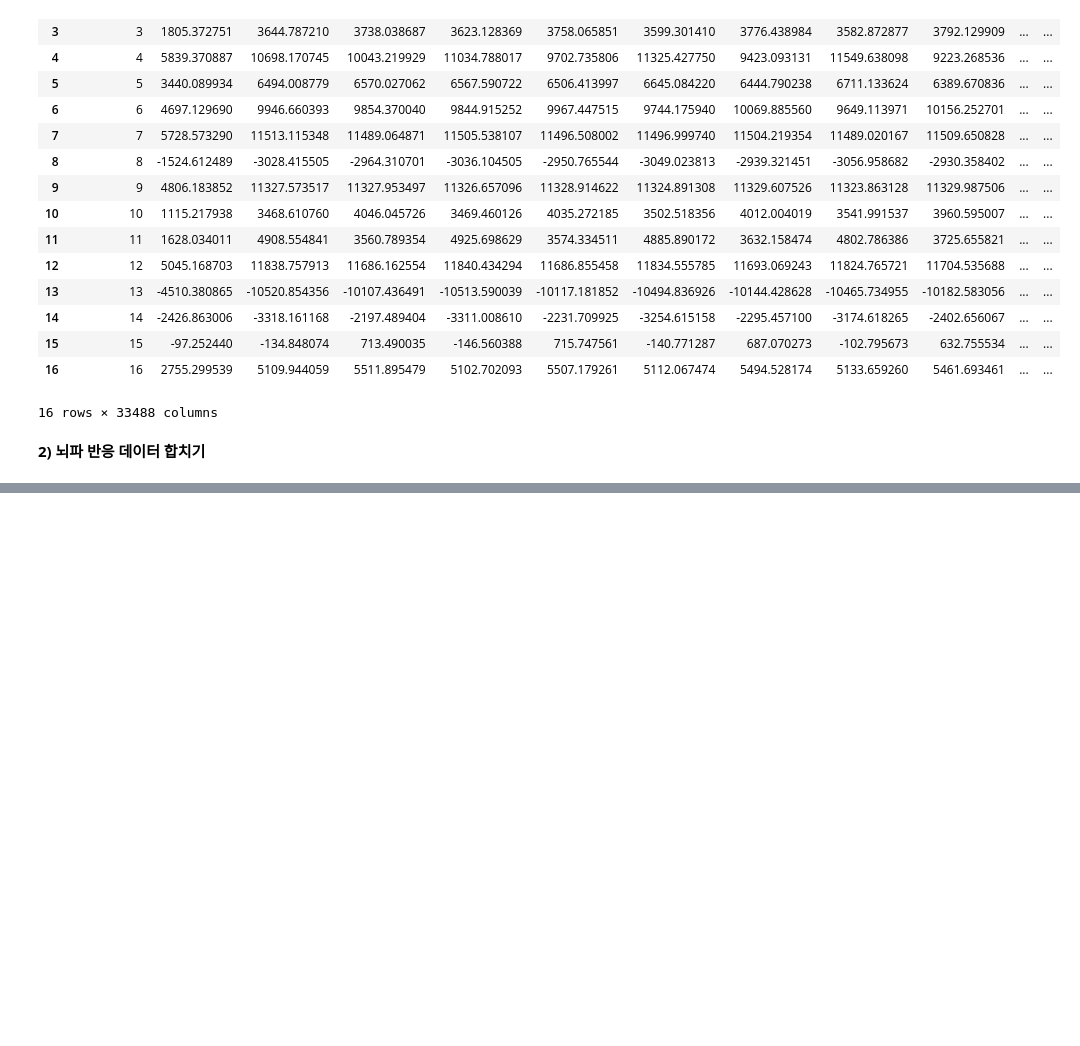
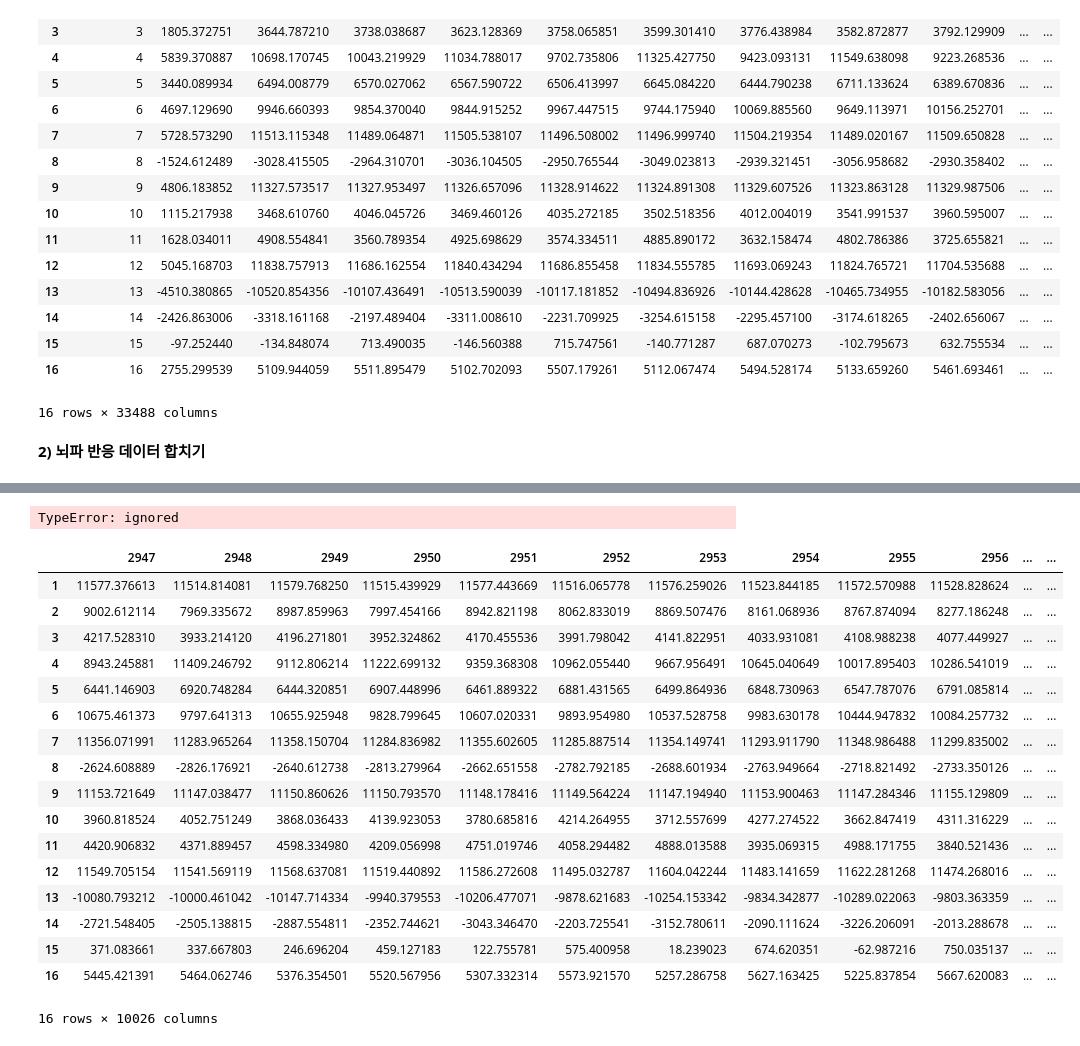
Before and after one commit to Ko-Seung-Hyuk/BCI-Preprocessing, a Jupyter notebook: 실험 결과 csv 파일 전처리 과정.ipynb, the cells around one changed output, grey strips where cells are left out. Cells and saved outputs as stored; diff of their text form; code cells hidden in the pictures; blank space fills up the shorter version.

```diff
--- a/실험 결과 csv 파일 전처리 과정.ipynb
+++ b/실험 결과 csv 파일 전처리 과정.ipynb
@@ -229,14 +229,3 @@ bci_range = np.array([[2948, 3308, 3669, 3909, 4271, 4510, 4932, 5171],
                      [24952, 25192, 25554, 25823, 26215, 26454, 26816, 27056],
                      [28079, 28318, 28680, 28979, 29341, 29581, 29942, 30182],
                      [31205, 31444, 31867, 32106, 32468, 32706, 33068, 33368]])
-# %%
-#해당 뇌파 위치에 대한 데이터 합치기
-rows = 16
-cols = 300
-new_df1 = np.zeros((rows, cols))
-new_df2 = np.zeros((rows, cols))
-new_df3 = np.zeros((rows, cols))
-new_df4 = np.zeros((rows, cols))
-for i in range(10):
-  for j in range(7):
-    new_df1 = new_df.iloc[:, bci_range[i][j]:bci_range[i][j+1]]
@@ -263,0 +232,54 @@ new_df1
+# %%
+#해당 뇌파 위치에 대한 데이터 합치기
+rows = 16
+cols = 300
+cols2 = 1200
+j=0
+
+new_dfT = [[[0 for z in range(10)]for y in range(1200)]for x in range(16)]
+pd.DataFrame(zip(new_dfT))
+new_df0 = pd.DataFrame()
+new_df1 = pd.DataFrame((rows, cols))
+new_df2 = pd.DataFrame((rows, cols))
+new_df3 = pd.DataFrame((rows, cols))
+new_df4 = pd.DataFrame((rows, cols))
+
+for i in range(10):
+  new_df1 = new_df.iloc[:, bci_range[i][j]:bci_range[i][j+1]]
+  new_df0 = pd.concat([new_df0, new_df1], axis=1)
+
+  new_df2 = new_df.iloc[:, bci_range[i][j+2]:bci_range[i][j+3]]
+  new_df0 = pd.concat([new_df0, new_df2], axis=1)
+
+  new_df3 = new_df.iloc[:, bci_range[i][j+4]:bci_range[i][j+5]]
+  new_df0 = pd.concat([new_df0, new_df3], axis=1)
+
+  new_df4 = new_df.iloc[:, bci_range[i][j+6]:bci_range[i][j+7]]
+  new_df0 = pd.concat([new_df0, new_df4], axis=1)
+
+  new_dfT = pd.concat([new_dfT, new_df0], axis=2)
+# %% [output]
+TypeError: ignored
+# %%
+#new_df0.drop(labels = 0, axis = 0)
+#new_df0.drop(labels = 0, axis = 1)
+new_df0
+# %% [output]
+|  | 2947 | 2948 | 2949 | 2950 | 2951 | 2952 | 2953 | 2954 | 2955 | 2956 | ... | ... |
+| 1 | 11577.376613 | 11514.814081 | 11579.768250 | 11515.439929 | 11577.443669 | 11516.065778 | 11576.259026 | 11523.844185 | 11572.570988 | 11528.828624 | ... | ... |
+| 2 | 9002.612114 | 7969.335672 | 8987.859963 | 7997.454166 | 8942.821198 | 8062.833019 | 8869.507476 | 8161.068936 | 8767.874094 | 8277.186248 | ... | ... |
+| 3 | 4217.528310 | 3933.214120 | 4196.271801 | 3952.324862 | 4170.455536 | 3991.798042 | 4141.822951 | 4033.931081 | 4108.988238 | 4077.449927 | ... | ... |
+| 4 | 8943.245881 | 11409.246792 | 9112.806214 | 11222.699132 | 9359.368308 | 10962.055440 | 9667.956491 | 10645.040649 | 10017.895403 | 10286.541019 | ... | ... |
+| 5 | 6441.146903 | 6920.748284 | 6444.320851 | 6907.448996 | 6461.889322 | 6881.431565 | 6499.864936 | 6848.730963 | 6547.787076 | 6791.085814 | ... | ... |
+| 6 | 10675.461373 | 9797.641313 | 10655.925948 | 9828.799645 | 10607.020331 | 9893.954980 | 10537.528758 | 9983.630178 | 10444.947832 | 10084.257732 | ... | ... |
+| 7 | 11356.071991 | 11283.965264 | 11358.150704 | 11284.836982 | 11355.602605 | 11285.887514 | 11354.149741 | 11293.911790 | 11348.986488 | 11299.835002 | ... | ... |
+| 8 | -2624.608889 | -2826.176921 | -2640.612738 | -2813.279964 | -2662.651558 | -2782.792185 | -2688.601934 | -2763.949664 | -2718.821492 | -2733.350126 | ... | ... |
+| 9 | 11153.721649 | 11147.038477 | 11150.860626 | 11150.793570 | 11148.178416 | 11149.564224 | 11147.194940 | 11153.900463 | 11147.284346 | 11155.129809 | ... | ... |
+| 10 | 3960.818524 | 4052.751249 | 3868.036433 | 4139.923053 | 3780.685816 | 4214.264955 | 3712.557699 | 4277.274522 | 3662.847419 | 4311.316229 | ... | ... |
+| 11 | 4420.906832 | 4371.889457 | 4598.334980 | 4209.056998 | 4751.019746 | 4058.294482 | 4888.013588 | 3935.069315 | 4988.171755 | 3840.521436 | ... | ... |
+| 12 | 11549.705154 | 11541.569119 | 11568.637081 | 11519.440892 | 11586.272608 | 11495.032787 | 11604.042244 | 11483.141659 | 11622.281268 | 11474.268016 | ... | ... |
+| 13 | -10080.793212 | -10000.461042 | -10147.714334 | -9940.379553 | -10206.477071 | -9878.621683 | -10254.153342 | -9834.342877 | -10289.022063 | -9803.363359 | ... | ... |
+| 14 | -2721.548405 | -2505.138815 | -2887.554811 | -2352.744621 | -3043.346470 | -2203.725541 | -3152.780611 | -2090.111624 | -3226.206091 | -2013.288678 | ... | ... |
+| 15 | 371.083661 | 337.667803 | 246.696204 | 459.127183 | 122.755781 | 575.400958 | 18.239023 | 674.620351 | -62.987216 | 750.035137 | ... | ... |
+| 16 | 5445.421391 | 5464.062746 | 5376.354501 | 5520.567956 | 5307.332314 | 5573.921570 | 5257.286758 | 5627.163425 | 5225.837854 | 5667.620083 | ... | ... |
+16 rows × 10026 columns
```
Also changed, not shown: parts of 1 cell of this notebook.
